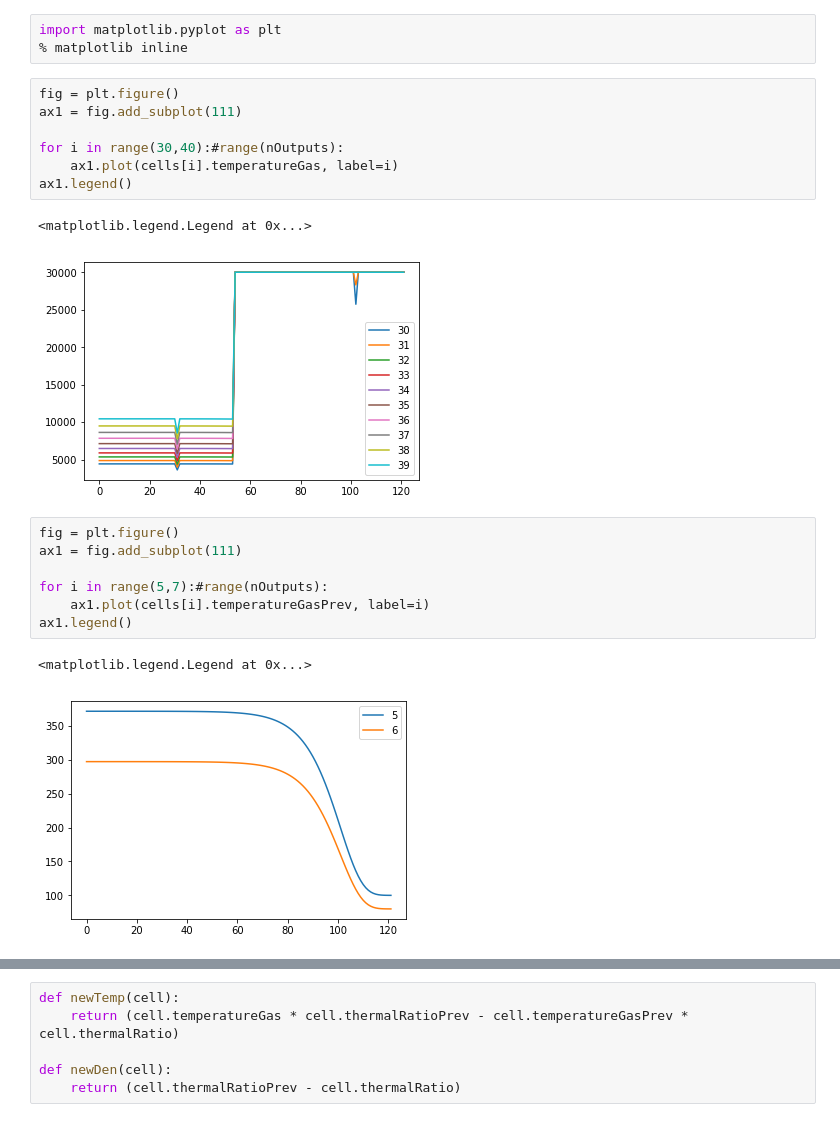
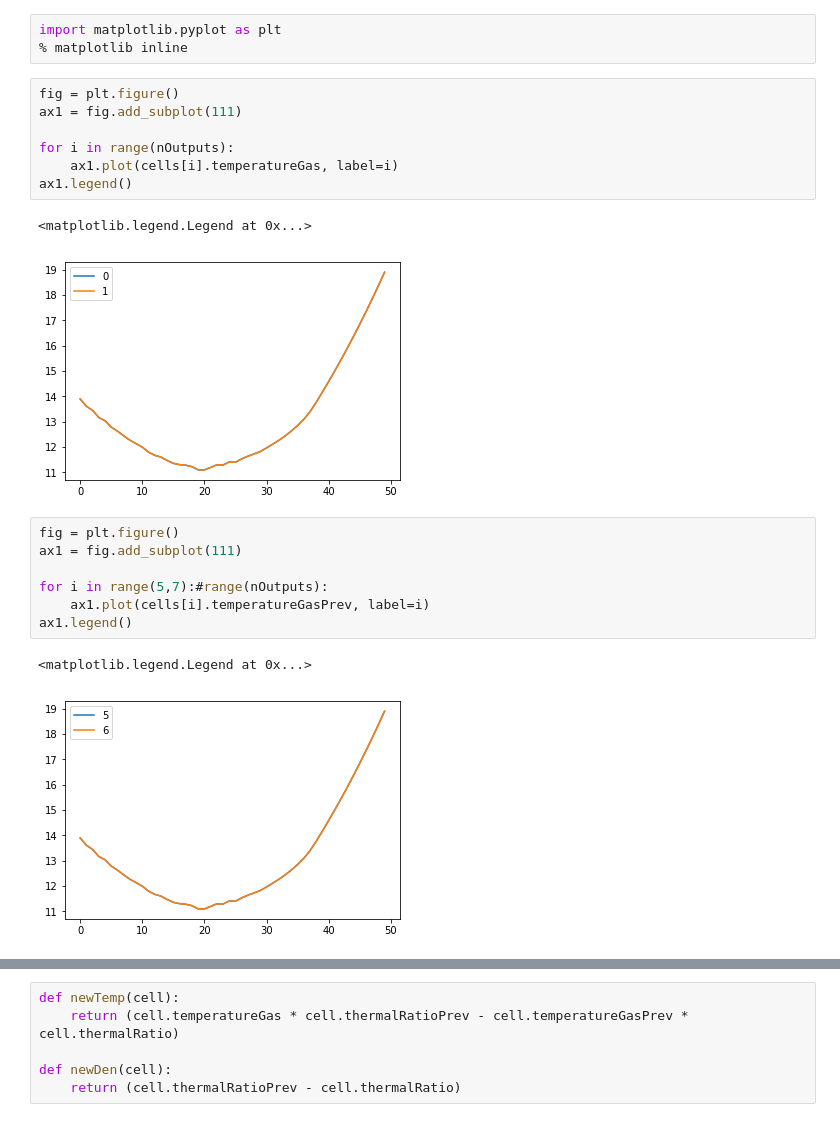
Before and after one commit to UCL/Magritte, a Jupyter notebook: pyIO/MagrittePlots.ipynb, the cells around one changed output, grey strips where cells are left out. Saved outputs shown, nothing was run; the diff lists cells and outputs as text.

```diff
--- a/pyIO/MagrittePlots.ipynb
+++ b/pyIO/MagrittePlots.ipynb
@@ -29,13 +29,13 @@ import matplotlib.pyplot as plt
 # %%
 fig = plt.figure()
 ax1 = fig.add_subplot(111)
 
-for i in range(30,40):#range(nOutputs):
+for i in range(nOutputs):
     ax1.plot(cells[i].temperatureGas, label=i)
 ax1.legend()
 # %% [output]
 <matplotlib.legend.Legend at 0x...>
-[figure, old version]
+[figure, new version]
 # %%
 fig = plt.figure()
 ax1 = fig.add_subplot(111)
@@ -45,7 +45,7 @@ for i in range(5,7):#range(nOutputs):
 ax1.legend()
 # %% [output]
 <matplotlib.legend.Legend at 0x...>
-[figure, old version]
+[figure, new version]
 # %%
 fig = plt.figure()
 ax1 = fig.add_subplot(111)
```
Also changed, not shown: parts of 8 cells of this notebook, 38 other files.
